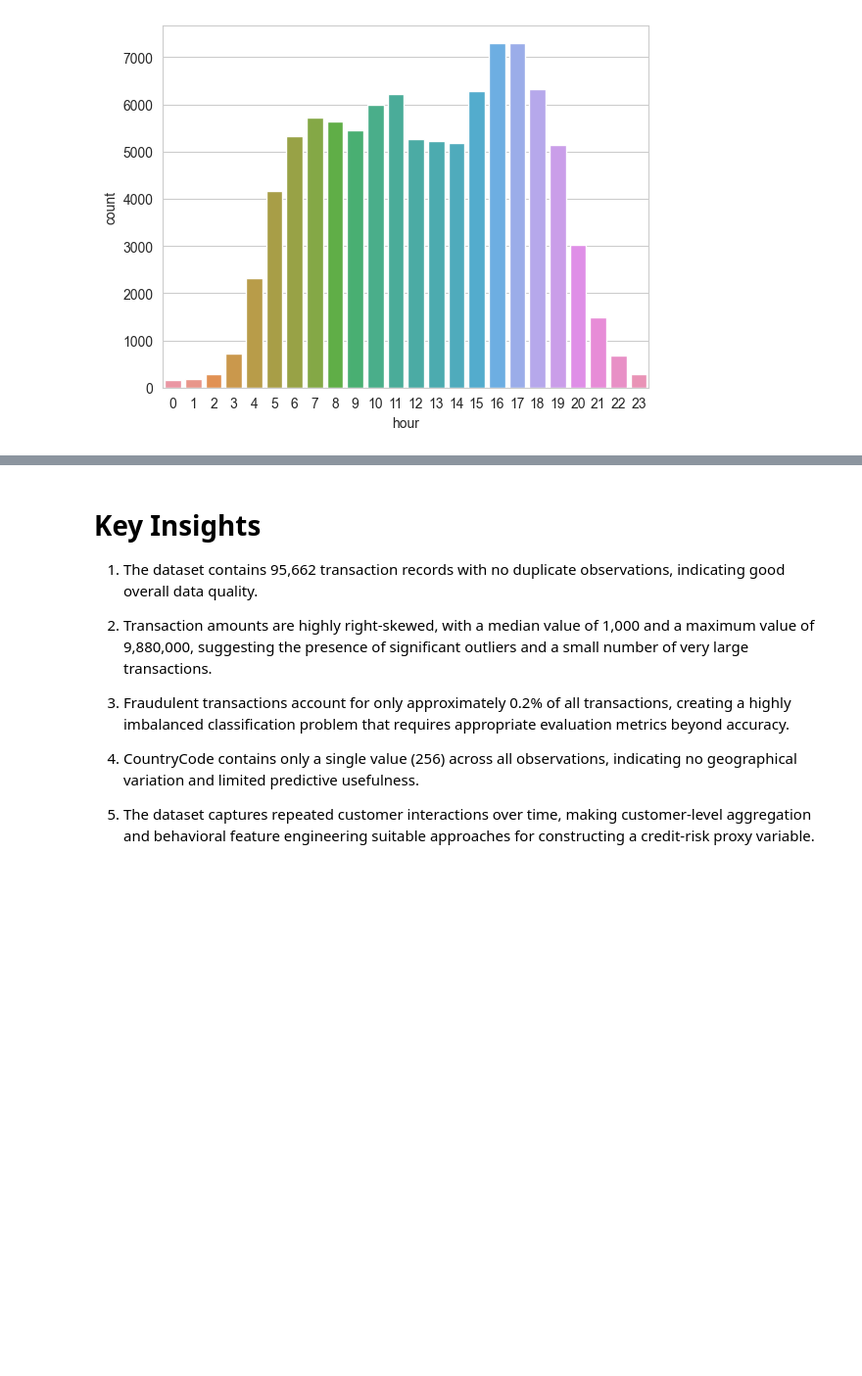
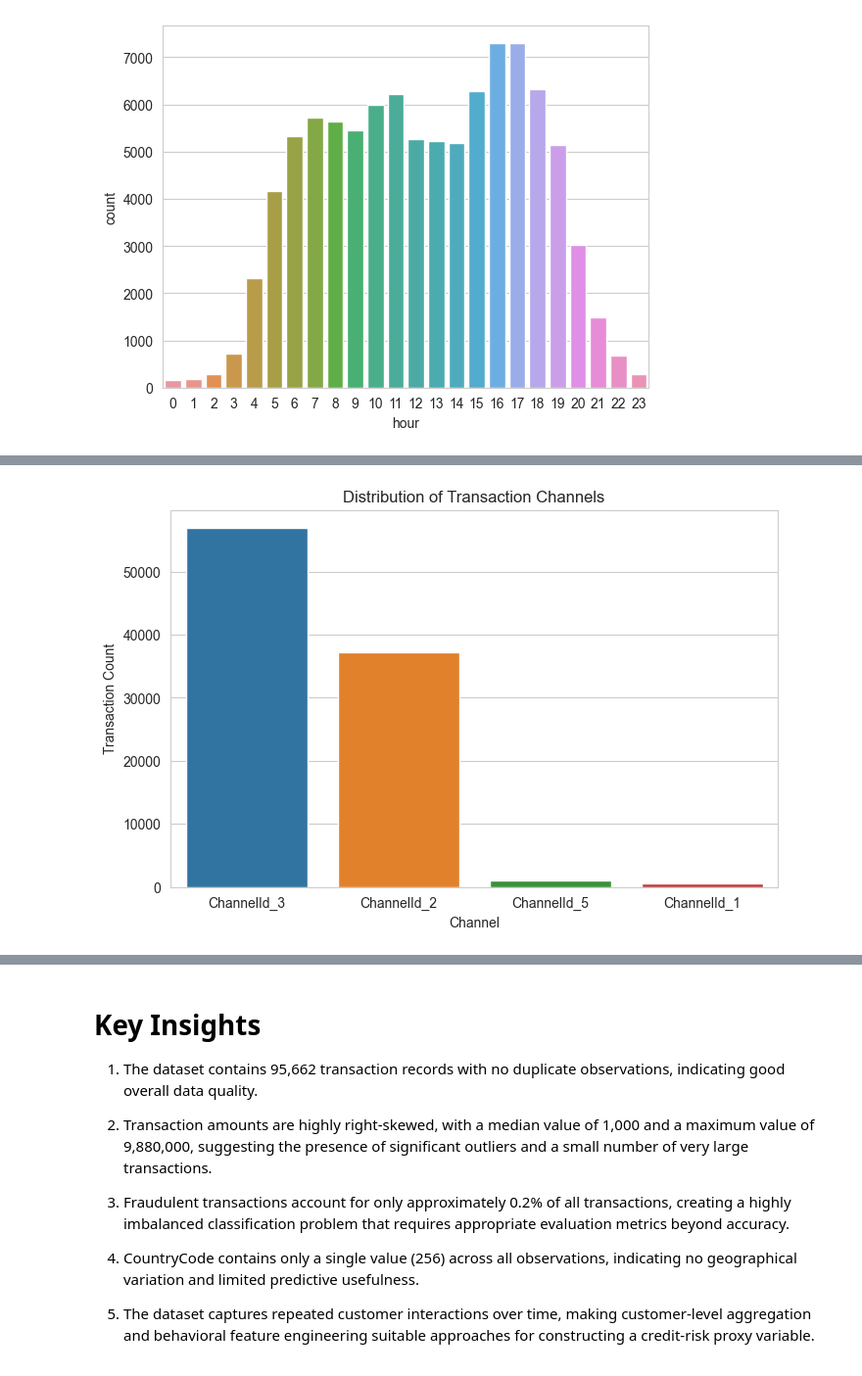
Before and after one commit to codequeen-11/credit-risk-model, a Jupyter notebook: notebooks/eda.ipynb, the cells around one changed output, grey strips where cells are left out. Shown at 98% size. Cells and saved outputs as stored; diff of their text form; code cells hidden in the pictures; blank space fills up the shorter version.

```diff
--- a/notebooks/eda.ipynb
+++ b/notebooks/eda.ipynb
@@ -127,0 +209,16 @@ sns.countplot(x="hour", data=df)
+# %%
+plt.figure(figsize=(8,5))
+
+sns.countplot(
+    data=df,
+    x='ChannelId',
+    order=df['ChannelId'].value_counts().index
+)
+
+plt.title('Distribution of Transaction Channels')
+plt.xlabel('Channel')
+plt.ylabel('Transaction Count')
+
+plt.show()
+# %% [output]
+[figure, added]
```
Also changed, not shown: parts of 23 cells of this notebook.
